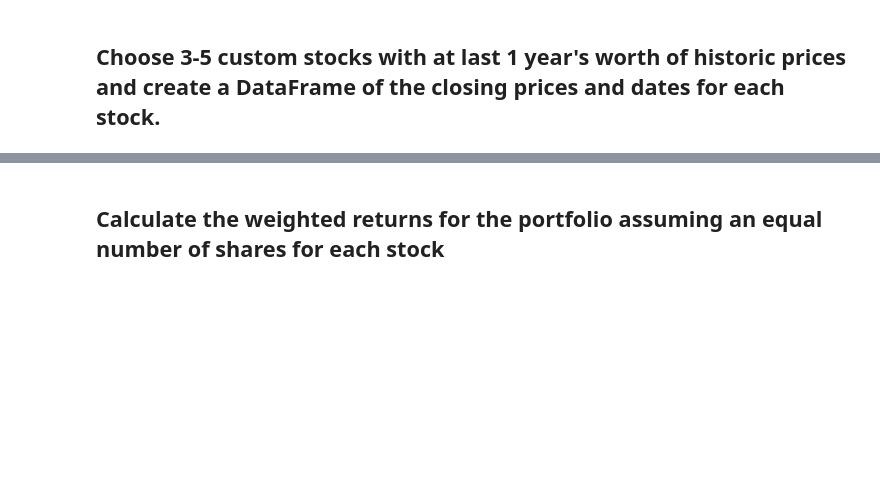
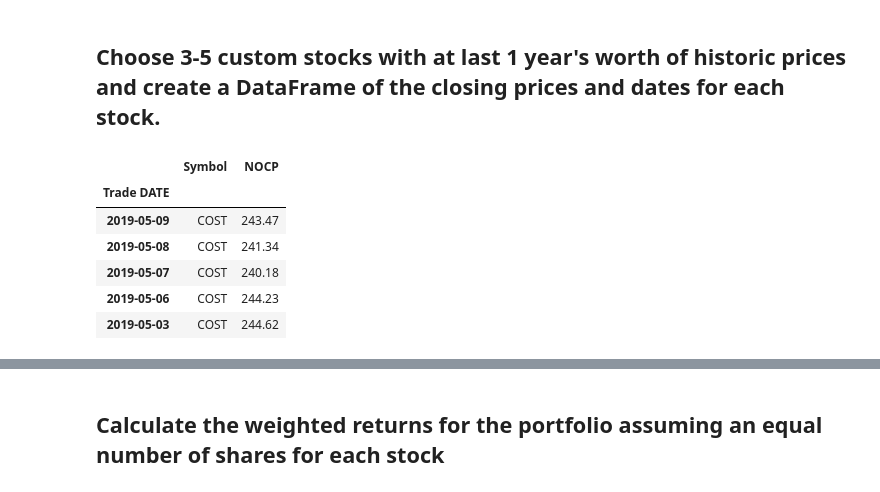
Before and after one commit to kimrodriguezFINTECH/AWHALE, a Jupyter notebook: whale_analysis.ipynb, the cells around one changed output, grey strips where cells are left out. Cells and saved outputs as stored; diff of their text form; code cells hidden in the pictures; blank space fills up the shorter version.

```diff
--- a/whale_analysis.ipynb
+++ b/whale_analysis.ipynb
@@ -490,4 +493,14 @@ In this section, you will build your own portfolio of stocks, calculate the retu
 # %%
 # Combine all stocks in a single DataFrame
+stocks = pd.concat([costco,google,apple], axis="rows", join="inner")
+stocks.head()
+# %% [output]
+|  | Symbol | NOCP |
+| Trade DATE |  |  |
+| 2019-05-09 | COST | 243.47 |
+| 2019-05-08 | COST | 241.34 |
+| 2019-05-07 | COST | 240.18 |
+| 2019-05-06 | COST | 244.23 |
+| 2019-05-03 | COST | 244.62 |
 # %%
 # Reset Date index
```
Also changed, not shown: parts of 6 cells of this notebook.
